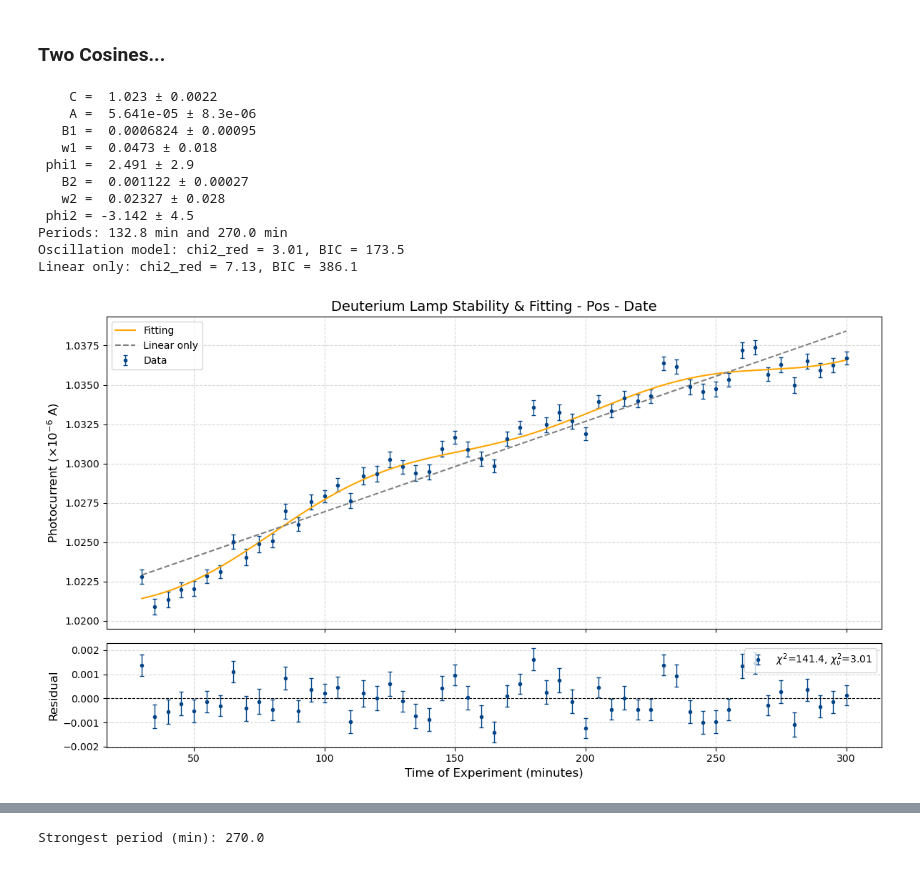
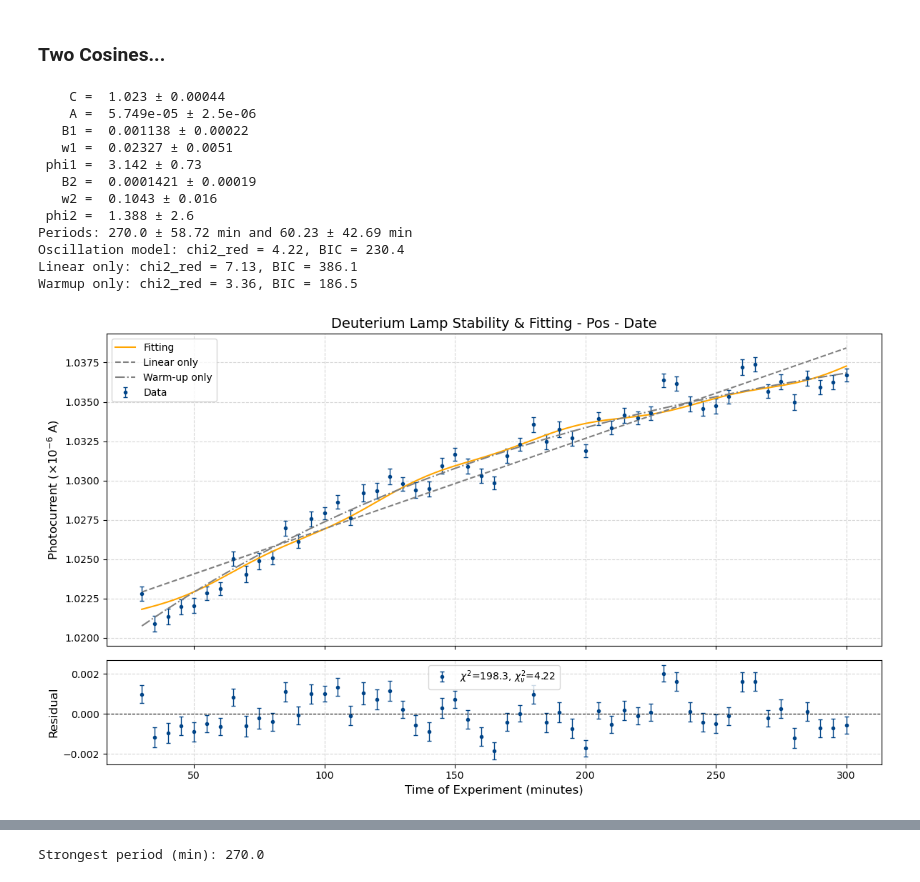
Before and after one commit to laughtonmichael2004-hue/lea-summer_2026_Internship, a Jupyter notebook: 2. Deuterium Lamp/Deuterium Lamp Analysis Code.ipynb, the cells around one changed output, grey strips where cells are left out. Saved outputs shown, nothing was run; the diff lists cells and outputs as text; code cells hidden in the pictures.

```diff
--- a/2. Deuterium Lamp/Deuterium Lamp Analysis Code.ipynb
+++ b/2. Deuterium Lamp/Deuterium Lamp Analysis Code.ipynb
@@ -1532,10 +1635,10 @@ import matplotlib.pyplot as plt
 from scipy.optimize import curve_fit
 
 # Config
-DATA_FILE = Path(r"C:\Users\laugh\lea-summer-2026-internship-forked\lea-summer_2026_Internship\2. Deuterium Lamp\Data\(2026-11-09)_Data\hour_3to4_spectrum_hole_num_2.txt")
+DATA_FILE = Path(r"C:\Users\laugh\lea-summer-2026-internship-forked\lea-summer_2026_Internship\2. Deuterium Lamp\Data\(2026-10-11)_Stability_data\D2lamp_128nm_stability.txt")
 WARMUP_MIN = 30.0 # Get rid of data before this time
-LIMIT_MAX = 1000.0
-SCALE = 1e5 # May need to change after running once
+LIMIT_MAX = 300.0
+SCALE = 1e6 # May need to change after running once
 N_STARTS = 20 # Random starting points for the fit
 
 # Load and process the data
@@ -1634,7 +1737,7 @@ _, chi2_warm, red_warm, bic_warm = fit_stats(y, yerr, warmup_model(t, *pwarm), 3
 names = ["C", "A", "B1", "w1", "phi1"]
 for n, v, e in zip(names, popt, perr):
     print(f"{n:>5} = {v: .4g} ± {e:.2g}")
-print(f"Periods: {2*np.pi/popt[3]:.1f} ± {2*np.pi/popt[3] * perr[3]/popt[3]} min")
+print(f"Periods: {2*np.pi/popt[3]:.2f} ± {2*np.pi/popt[3] * perr[3]/popt[3]:.2f} min")
 print(f"Oscillation model: chi2_red = {red_chi2:.2f}, BIC = {bic:.1f}")
 print(f"Linear only: chi2_red = {red_lin:.2f}, BIC = {bic_lin:.1f}")
 print(f"Warmup only: chi2_red = {red_warm:.2f}, BIC = {bic_warm:.1f}")
@@ -1645,9 +1748,9 @@ fig, (ax1, ax2) = plt.subplots(2, 1, figsize=(12, 7), sharex=True, gridspec_kw={
 
 ax1.errorbar(t_abs, y, yerr, fmt='o', ms=3, elinewidth=1, capsize=2,
              color='#004488', label='Data')
-ax1.plot(t_fine , stability_model(t_fine, *popt), color='orange', label='Fitting')
-ax1.plot(t_fine, linear_model(t_fine, *plin), '--', color='gray', label='Linear only')
-ax1.plot(t_fine, warmup_model(t_fine, *pwarm), '-.', color='gray', label='Warm-up only')
+ax1.plot(t_fine + t_abs[0] , stability_model(t_fine, *popt), color='orange', label='Fitting')
+ax1.plot(t_fine + t_abs[0], linear_model(t_fine, *plin), '--', color='gray', label='Linear only')
+ax1.plot(t_fine + t_abs[0], warmup_model(t_fine, *pwarm), '-.', color='gray', label='Warm-up only')
 ax1.set_title('Deuterium Lamp Stability & Fitting - Pos - Date', fontsize=14)
 ax1.set_ylabel(r'Photocurrent ($\times10^{-5}$ A)', fontsize=12)
 ax1.grid(True, linestyle='--', alpha=0.5)
@@ -1687,7 +1790,7 @@ DATA_FILE = Path(r"C:\Users\laugh\lea-summer-2026-internship-forked\lea-summer_2
 WARMUP_MIN = 30.0      # discard data before this (minutes)
 LIMIT_MAX = 300.0
 SCALE = 1e6            # plot/fit in units of 1e-5 A
-N_STARTS = 100         # random starting points for the fit
+N_STARTS = 10         # random starting points for the fit
 
 # ---------- Load and clean ----------
 df = pd.read_csv(DATA_FILE)
@@ -1717,6 +1820,19 @@ def stability_model(t, C, A, B1, w1, phi1, B2, w2, phi2):
             + B1 * np.cos(w1 * t + phi1)
             + B2 * np.cos(w2 * t + phi2))
 
+def warmup_model(t, C, A, tau):
+    """
+    Warm-up
+    C: starting level (at t = 0, ignoring the oscillation)
+    A: total warm-up rise
+    tau: warm-up time constant (min)
+    B: initial oscillation amplitude
+    n: oscillation damping rate (1/min)
+    omega: angular frequency (rad/min), period = 2*pi/omega
+    phi: phase (rad)
+    """
+    return C + A * (1 - np.exp(-t / tau))
+
 def fit_stats(y, yerr, y_fit, n_params):
     resid = y - y_fit
     chi2 = np.sum((resid / yerr) ** 2)
@@ -1724,7 +1840,7 @@ def fit_stats(y, yerr, y_fit, n_params):
     bic = chi2 + n_params * np.log(len(y))
     return resid, chi2, chi2 / dof, bic
 
-# ---------- Bounds from the data ----------
+# Define the bounds
 T = t.max()
 dt = np.median(np.diff(t))
 w_min, w_max = 2 * np.pi / T, np.pi / dt        # window length .. Nyquist
@@ -1734,7 +1850,7 @@ span = 2*np.ptp(y)
 lower = [y.min()-span, -1,   0,    w_min, -np.pi, 0,    w_min, -np.pi]
 upper = [y.max()+span,  1,   span, w_max,  np.pi, span, w_max,  np.pi]
 
-# ---------- Multi-start fit ----------
+# Scan for the best start parameters
 A0, C0 = np.polyfit(t, y, 1)
 B0 = 0.5 * np.std(y - (C0 + A0 * t))
 rng = np.random.default_rng(0)
@@ -1756,51 +1872,60 @@ if best is None:
 _, popt, pcov = best
 perr = np.sqrt(np.diag(pcov))
 
-# ---------- Compare against a plain linear fit ----------
+# Statistics for the oscillation model
+res, chi2, red_chi2, bic = fit_stats(y, yerr, stability_model(t, *popt), len(popt))
+
+# Compare against the linear fit
 plin, _ = curve_fit(linear_model, t, y, sigma=yerr)
 _, chi2_lin, red_lin, bic_lin = fit_stats(y, yerr, linear_model(t, *plin), 2)
-res, chi2, red_chi2, bic = fit_stats(y, yerr, stability_model(t, *popt), len(popt))
+
+# Compare against the warm-up fit
+pwarm, _ = curve_fit(warmup_model, t, y, sigma=yerr)
+_, chi2_warm, red_warm, bic_warm = fit_stats(y, yerr, warmup_model(t, *pwarm), 3)
 
 names = ["C", "A", "B1", "w1", "phi1", "B2", "w2", "phi2"]
 for n, v, e in zip(names, popt, perr):
     print(f"{n:>5} = {v: .4g} ± {e:.2g}")
 
-print(f"Periods: {2*np.pi/popt[3]:.1f} min and {2*np.pi/popt[6]:.1f} min")
+print(f"Periods: {2*np.pi/popt[3]:.1f} ± {2*np.pi/popt[3] * perr[3]/popt[3]:.2f} min and {2*np.pi/popt[6]:.2f} ± {2*np.pi/popt[3] * perr[6]/popt[6]:.2f} min")
 print(f"Oscillation model: chi2_red = {red_chi2:.2f}, BIC = {bic:.1f}")
 print(f"Linear only: chi2_red = {red_lin:.2f}, BIC = {bic_lin:.1f}")
+print(f"Warmup only: chi2_red = {red_warm:.2f}, BIC = {bic_warm:.1f}")
 
-# ---------- Plot ----------
+# Plot
 t_fine = np.linspace(0, T, 500)
 fig, (ax1, ax2) = plt.subplots(2, 1, figsize=(12, 7), sharex=True, gridspec_kw={'height_ratios': [3, 1]})
 
 ax1.errorbar(t_abs, y, yerr, fmt='o', ms=3, elinewidth=1, capsize=2,
              color='#004488', label='Data')
 ax1.plot(t_fine + t_abs[0], stability_model(t_fine, *popt), color='orange', label='Fitting')
 ax1.plot(t_fine + t_abs[0], linear_model(t_fine, *plin), '--', color='gray', label='Linear only')
+ax1.plot(t_fine + t_abs[0], warmup_model(t_fine, *pwarm), '-.', color='gray', label='Warm-up only')
 ax1.set_title('Deuterium Lamp Stability & Fitting - Pos - Date', fontsize=14)
 ax1.set_ylabel(r'Photocurrent ($\times10^{-6}$ A)', fontsize=12)
 ax1.grid(True, linestyle='--', alpha=0.5)
 ax1.legend()
 
 ax2.errorbar(t_abs, res, yerr, fmt='o', ms=3, elinewidth=1, capsize=2, color='#004488', label=rf'$\chi^2$={chi2:.1f}, $\chi^2_\nu$={red_chi2:.2f}')
 ax2.axhline(0, lw=0.8, ls='--', color='k')
 ax2.set_xlabel('Time of Experiment (minutes)', fontsize=12)
 ax2.set_ylabel('Residual', fontsize=12)
 ax2.grid(True, linestyle='--', alpha=0.5)
 ax2.legend()
 
 fig.tight_layout()
 plt.show()
 # %% [output]
-    C =  1.023 ± 0.0022
-    A =  5.641e-05 ± 8.3e-06
-   B1 =  0.0006824 ± 0.00095
-   w1 =  0.0473 ± 0.018
- phi1 =  2.491 ± 2.9
-   B2 =  0.001122 ± 0.00027
-   w2 =  0.02327 ± 0.028
- phi2 = -3.142 ± 4.5
-Periods: 132.8 min and 270.0 min
-Oscillation model: chi2_red = 3.01, BIC = 173.5
+    C =  1.023 ± 0.00044
+    A =  5.749e-05 ± 2.5e-06
+   B1 =  0.001138 ± 0.00022
+   w1 =  0.02327 ± 0.0051
+ phi1 =  3.142 ± 0.73
+   B2 =  0.0001421 ± 0.00019
+   w2 =  0.1043 ± 0.016
+ phi2 =  1.388 ± 2.6
+Periods: 270.0 ± 58.72 min and 60.23 ± 42.69 min
+Oscillation model: chi2_red = 4.22, BIC = 230.4
 Linear only: chi2_red = 7.13, BIC = 386.1
+Warmup only: chi2_red = 3.36, BIC = 186.5
-[figure, old version]
+[figure, new version]
```
Also changed, not shown: parts of 28 cells of this notebook, 7 other files.
